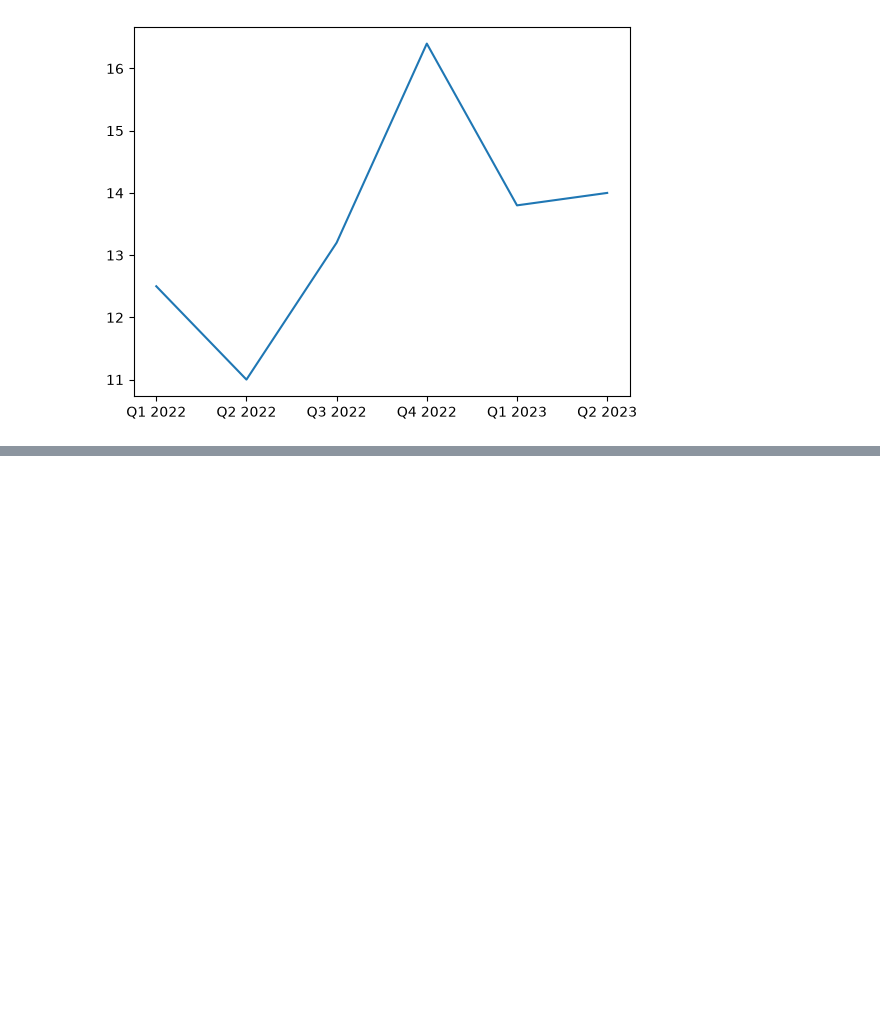
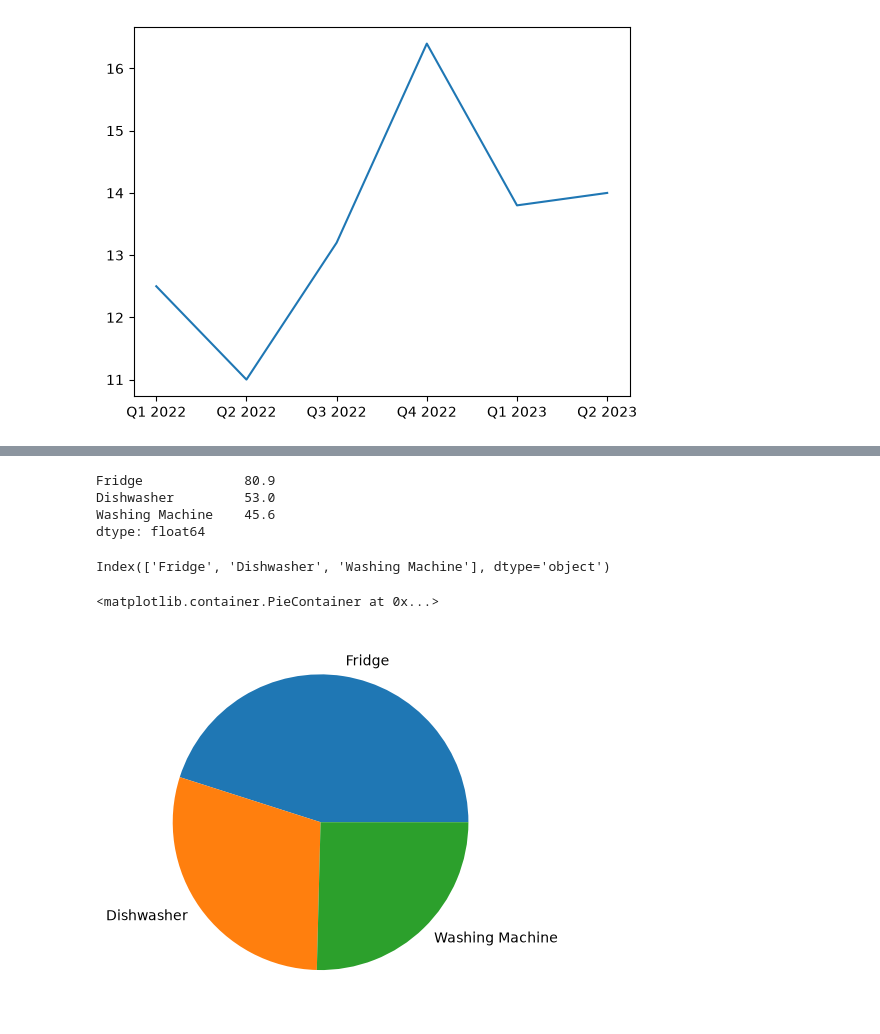
Before and after one commit to janakiraam/Codebasics_learning, a Jupyter notebook: visuvalization.ipynb, the cells around one changed output, grey strips where cells are left out. Cells and saved outputs as stored; diff of their text form; code cells hidden in the pictures; blank space fills up the shorter version.

```diff
--- a/visuvalization.ipynb
+++ b/visuvalization.ipynb
@@ -33,0 +62,17 @@ plt.show()
+# %%
+total_sales
+# %% [output]
+Fridge             80.9
+Dishwasher         53.0
+Washing Machine    45.6
+dtype: float64
+# %%
+total_sales.index
+# %% [output]
+Index(['Fridge', 'Dishwasher', 'Washing Machine'], dtype='object')
+# %%
+#piechart
+plt.pie(total_sales, labels=total_sales.index)
+# %% [output]
+<matplotlib.container.PieContainer at 0x...>
+[figure, added]
```
Also changed, not shown: parts of 18 cells of this notebook.
